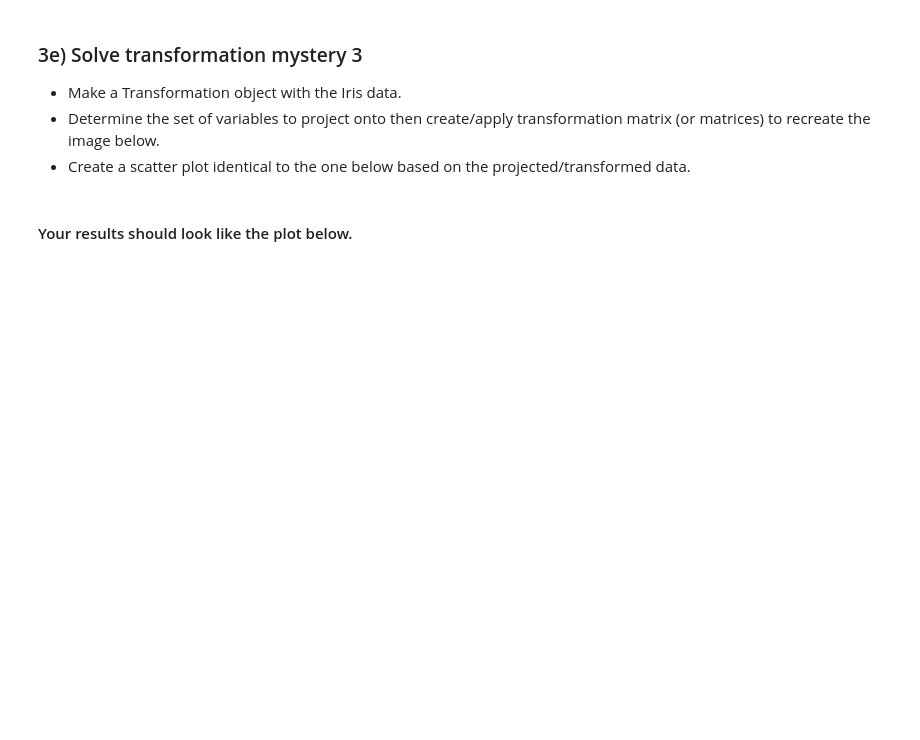
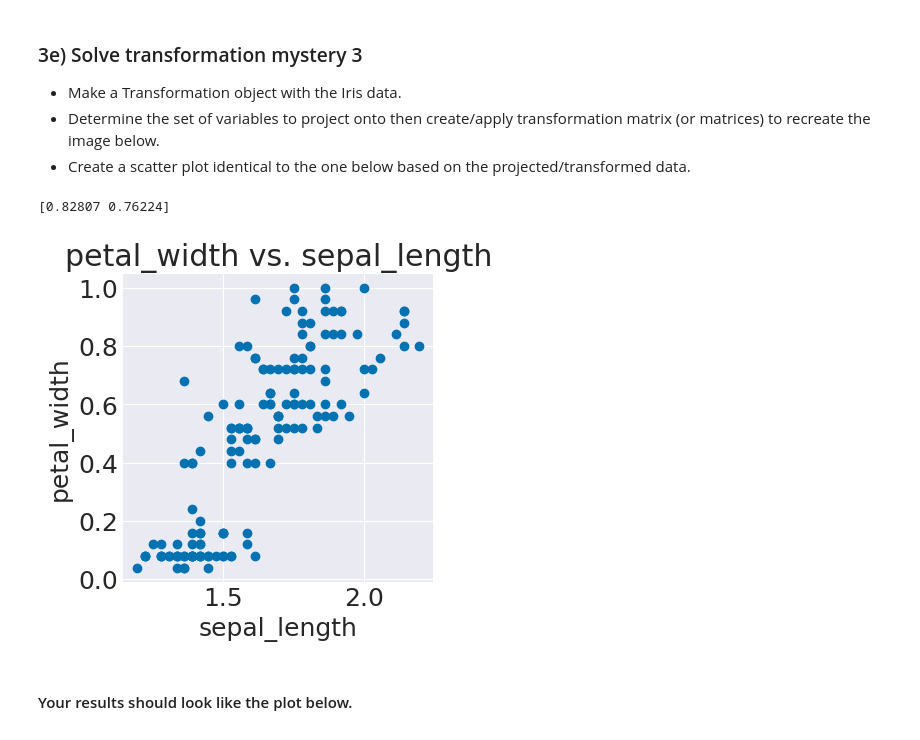
Before and after one commit to thecodingaviator/cs251, a Jupyter notebook: project2/transformations.ipynb, the cells around one changed output. Saved outputs shown, nothing was run; the diff lists cells and outputs as text; code cells hidden in the pictures; blank space fills up the shorter version.

```diff
--- a/project2/transformations.ipynb
+++ b/project2/transformations.ipynb
@@ -323,3 +323,17 @@ transformation_obj.scatter('sepal_length', 'petal_length', 'petal_length vs. sep
+# %%
+data_obj = data.Data(filepath='data/iris.csv')
+transformation_obj = transformation.Transformation(data_obj)
+
+transformation_obj.project(['sepal_length', 'petal_width'])
+
+print(transformation_obj.std(['sepal_length', 'petal_width']))
+
+transformation_obj.scale([1/3.6, 1/2.5])
+
+transformation_obj.scatter('sepal_length', 'petal_width', 'petal_width vs. sepal_length');
+# %% [output]
+[0.82807 0.76224]
+[figure, added]
 # %% [markdown]
 #### Your results should look like the plot below.
 
```
Also changed, not shown: parts of 8 cells of this notebook.
